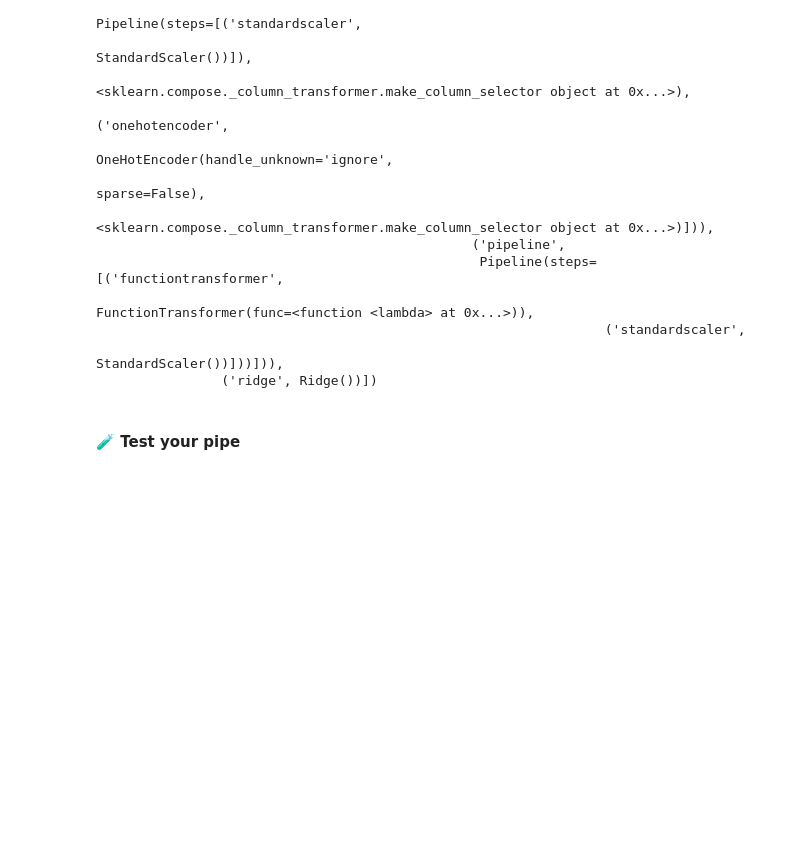
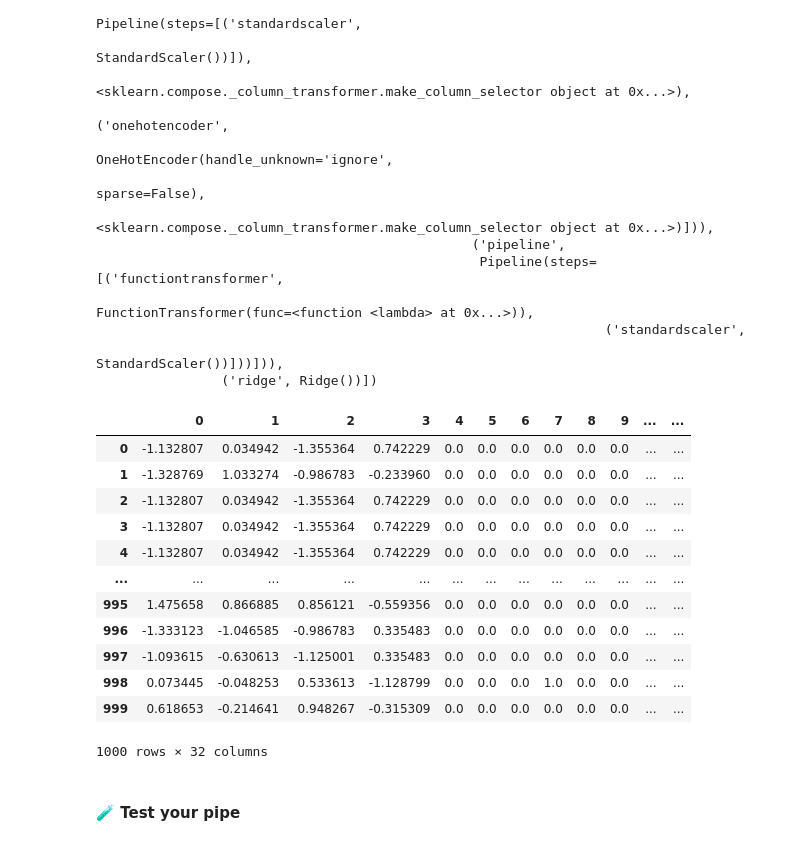
Before and after one commit to ParissaPeimaniyfard/data-custom-transformer, a Jupyter notebook: 02-Custom-Transformer.ipynb, the cells around one changed output. Drawn from its saved outputs; the diff is of its cells as text; code cells hidden in the pictures; blank space fills up the shorter version.

```diff
--- a/02-Custom-Transformer.ipynb
+++ b/02-Custom-Transformer.ipynb
@@ -155,6 +159,22 @@ Pipeline(steps=[('featureunion',
                                                                  ('standardscaler',
                                                                   StandardScaler())]))])),
                 ('ridge', Ridge())])
+# %%
+pd.DataFrame(preproc_full.fit_transform(X))
+# %% [output]
+|  | 0 | 1 | 2 | 3 | 4 | 5 | 6 | 7 | 8 | 9 | ... | ... |
+| 0 | -1.132807 | 0.034942 | -1.355364 | 0.742229 | 0.0 | 0.0 | 0.0 | 0.0 | 0.0 | 0.0 | ... | ... |
+| 1 | -1.328769 | 1.033274 | -0.986783 | -0.233960 | 0.0 | 0.0 | 0.0 | 0.0 | 0.0 | 0.0 | ... | ... |
+| 2 | -1.132807 | 0.034942 | -1.355364 | 0.742229 | 0.0 | 0.0 | 0.0 | 0.0 | 0.0 | 0.0 | ... | ... |
+| 3 | -1.132807 | 0.034942 | -1.355364 | 0.742229 | 0.0 | 0.0 | 0.0 | 0.0 | 0.0 | 0.0 | ... | ... |
+| 4 | -1.132807 | 0.034942 | -1.355364 | 0.742229 | 0.0 | 0.0 | 0.0 | 0.0 | 0.0 | 0.0 | ... | ... |
+| ... | ... | ... | ... | ... | ... | ... | ... | ... | ... | ... | ... | ... |
+| 995 | 1.475658 | 0.866885 | 0.856121 | -0.559356 | 0.0 | 0.0 | 0.0 | 0.0 | 0.0 | 0.0 | ... | ... |
+| 996 | -1.333123 | -1.046585 | -0.986783 | 0.335483 | 0.0 | 0.0 | 0.0 | 0.0 | 0.0 | 0.0 | ... | ... |
+| 997 | -1.093615 | -0.630613 | -1.125001 | 0.335483 | 0.0 | 0.0 | 0.0 | 0.0 | 0.0 | 0.0 | ... | ... |
+| 998 | 0.073445 | -0.048253 | 0.533613 | -1.128799 | 0.0 | 0.0 | 0.0 | 1.0 | 0.0 | 0.0 | ... | ... |
+| 999 | 0.618653 | -0.214641 | 0.948267 | -0.315309 | 0.0 | 0.0 | 0.0 | 0.0 | 0.0 | 0.0 | ... | ... |
+1000 rows × 32 columns
 # %% [markdown]
 #### 🧪 Test your pipe
 # %%
```
Also changed, not shown: parts of 6 cells of this notebook, 1 other file.
